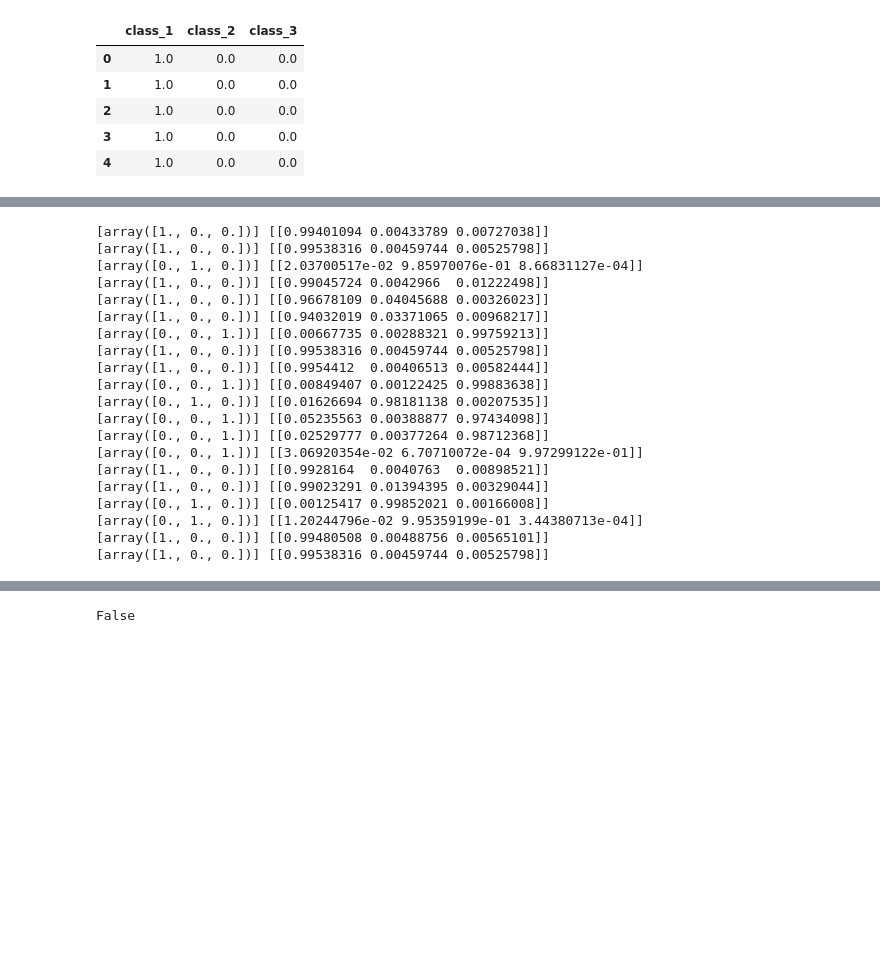
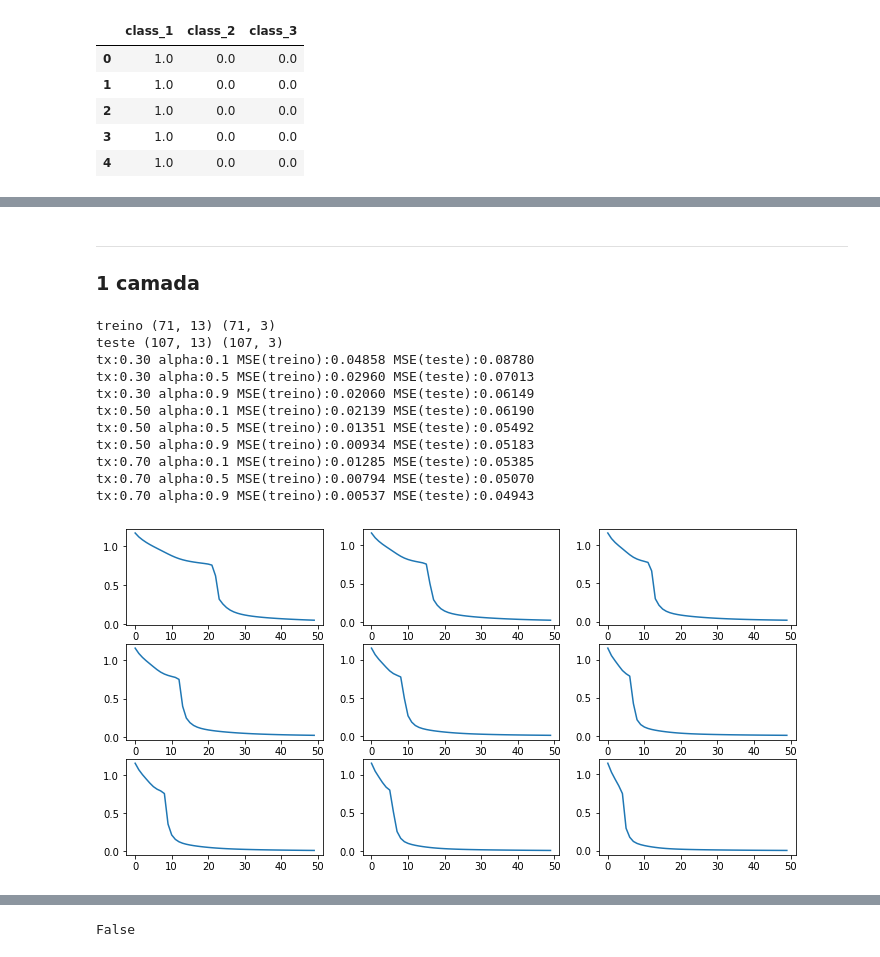
Before and after one commit to helbertmoreirapinto/SCC0270-Redes-Neurais, a Jupyter notebook: proj1 - MLP/iniciar.ipynb, the cells around one changed output, grey strips where cells are left out. Cells and saved outputs as stored; diff of their text form; code cells hidden in the pictures; blank space fills up the shorter version.

```diff
--- a/proj1 - MLP/iniciar.ipynb
+++ b/proj1 - MLP/iniciar.ipynb
@@ -10,9 +61,5 @@ from sklearn.model_selection import train_test_split
 # %%
-# Carregando os dados em um dataframe
-wine_df = pd.read_csv('data/wine.data',
-                      names=['class','alcohol','malic acid','ash',
-                             'alkalinity of ash','magnesium','total phenols',
-                             'flavanoids','nonflavanoid phenols','proanthocyanins',
-                             'color intensity','hue','OD','proline'])
-
-wine_df.head(5)
+cols = [
+    'class', 'alcohol', 'malic acid', 'ash', 'alkalinity of ash', 'magnesium', 'total phenols',
+    'flavanoids', 'nonflavanoid phenols', 'proanthocyanins', 'color intensity', 'hue', 'OD', 'proline'
+]
@@ -25,0 +66,4 @@ wine_df.head(5)
+# %%
+# Carregando os dados em um dataframe
+wine_df = pd.read_csv('data/wine.data', names=cols)
+wine_df.head()
@@ -106,4 +169,2 @@ dtype: int64
-# %%
-wine_X, wine_y= np.array(wine_X), np.array(wine_y)
 # %% [markdown]
 ---
@@ -176,33 +172,27 @@ tx:0.99 alpha:1.0 MSE:0.02773
-# %%
-# debug
-rede = MLP(camadas=[13,4,3])
-_ = rede.treino(X=wine_X_train, Y=wine_y_train, taxa=0.5, alpha=0.5, max_epocas=100)
-
-debug = np.random.randint(size=20,low=0, high=len(wine_df))
-for v in debug:
-    debug_x = [np.array(wine_norm.iloc[v,:-3])]
-    debug_y = [np.array(wine_norm.iloc[v,-3:])]
-
-    saida, _ = rede.feedforward(debug_x)
-    print(debug_y, saida)
-# %% [output]
-[array([1., 0., 0.])] [[0.99401094 0.00433789 0.00727038]]
-[array([1., 0., 0.])] [[0.99538316 0.00459744 0.00525798]]
-[array([0., 1., 0.])] [[2.03700517e-02 9.85970076e-01 8.66831127e-04]]
-[array([1., 0., 0.])] [[0.99045724 0.0042966  0.01222498]]
-[array([1., 0., 0.])] [[0.96678109 0.04045688 0.00326023]]
-[array([1., 0., 0.])] [[0.94032019 0.03371065 0.00968217]]
-[array([0., 0., 1.])] [[0.00667735 0.00288321 0.99759213]]
-[array([1., 0., 0.])] [[0.99538316 0.00459744 0.00525798]]
-[array([1., 0., 0.])] [[0.9954412  0.00406513 0.00582444]]
-[array([0., 0., 1.])] [[0.00849407 0.00122425 0.99883638]]
-[array([0., 1., 0.])] [[0.01626694 0.98181138 0.00207535]]
-[array([0., 0., 1.])] [[0.05235563 0.00388877 0.97434098]]
-[array([0., 0., 1.])] [[0.02529777 0.00377264 0.98712368]]
-[array([0., 0., 1.])] [[3.06920354e-02 6.70710072e-04 9.97299122e-01]]
-[array([1., 0., 0.])] [[0.9928164  0.0040763  0.00898521]]
-[array([1., 0., 0.])] [[0.99023291 0.01394395 0.00329044]]
-[array([0., 1., 0.])] [[0.00125417 0.99852021 0.00166008]]
-[array([0., 1., 0.])] [[1.20244796e-02 9.95359199e-01 3.44380713e-04]]
-[array([1., 0., 0.])] [[0.99480508 0.00488756 0.00565101]]
-[array([1., 0., 0.])] [[0.99538316 0.00459744 0.00525798]]
+# %% [markdown]
+---
+### 1 camada
+# %%
+projeto(
+    X_data = wine_X,
+    y_data = wine_y,
+    test_size = 0.6,
+    neta = [0.3, 0.5, 0.7],
+    alpha = [0.1, 0.5, 0.9],
+    max_epocas = 50,
+    n_camadas = 1,
+    seed = 100
+)
+# %% [output]
+treino (71, 13) (71, 3)
+teste (107, 13) (107, 3)
+tx:0.30 alpha:0.1 MSE(treino):0.04858 MSE(teste):0.08780
+tx:0.30 alpha:0.5 MSE(treino):0.02960 MSE(teste):0.07013
+tx:0.30 alpha:0.9 MSE(treino):0.02060 MSE(teste):0.06149
+tx:0.50 alpha:0.1 MSE(treino):0.02139 MSE(teste):0.06190
+tx:0.50 alpha:0.5 MSE(treino):0.01351 MSE(teste):0.05492
+tx:0.50 alpha:0.9 MSE(treino):0.00934 MSE(teste):0.05183
+tx:0.70 alpha:0.1 MSE(treino):0.01285 MSE(teste):0.05385
+tx:0.70 alpha:0.5 MSE(treino):0.00794 MSE(teste):0.05070
+tx:0.70 alpha:0.9 MSE(treino):0.00537 MSE(teste):0.04943
+[figure, added]
```
Also changed, not shown: parts of 62 cells of this notebook.
